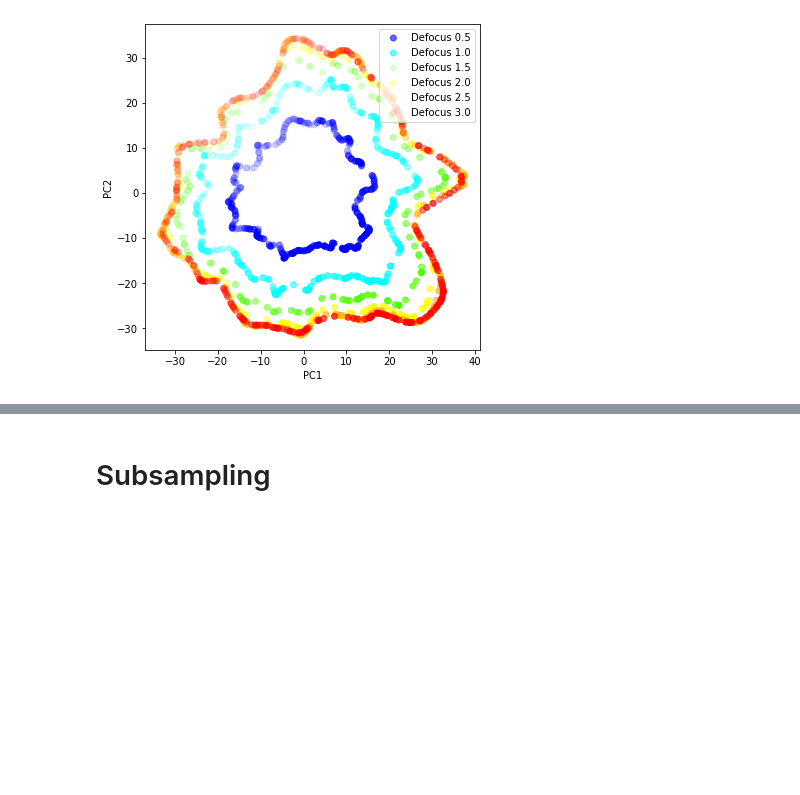
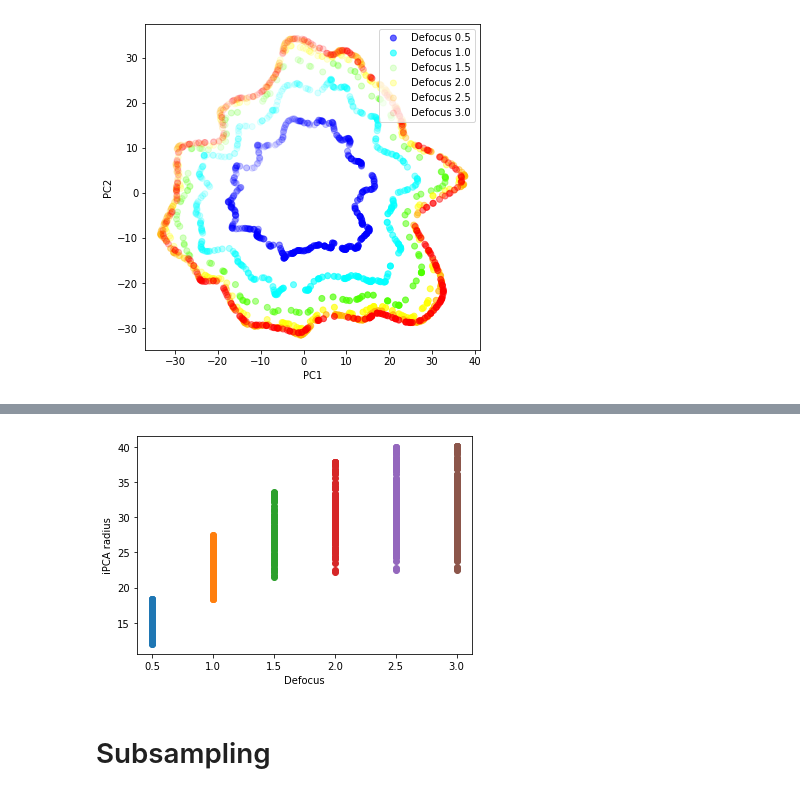
Before and after one commit to AnassBenBouazza/ipca, a Jupyter notebook: notebooks/comparison_simset.ipynb, the cells around one changed output, grey strips where cells are left out. Drawn from its saved outputs; the diff is of its cells as text; code cells hidden in the pictures; blank space fills up the shorter version.

```diff
--- a/notebooks/comparison_simset.ipynb
+++ b/notebooks/comparison_simset.ipynb
@@ -231,3 +243,15 @@ fig.savefig('../images/defoc_ipca.png')
+# %%
+for i in range(len(defocus)) :
+    d = defocus[i]
+    index = np.array([np.full(batch_size, (defoc == d)[j]) for j in range(len(defoc))]).flatten()
+    d_array = np.full(index.sum(), float(d))
+    plt.scatter(d_array, cplx[index, 0])
+
+plt.xlabel('Defocus')
+plt.ylabel('iPCA radius')
+plt.show()
+# %% [output]
+[figure, added]
 # %% [markdown]
 # Subsampling
 # %%
```
Also changed, not shown: parts of 6 cells of this notebook, 5 other files.
